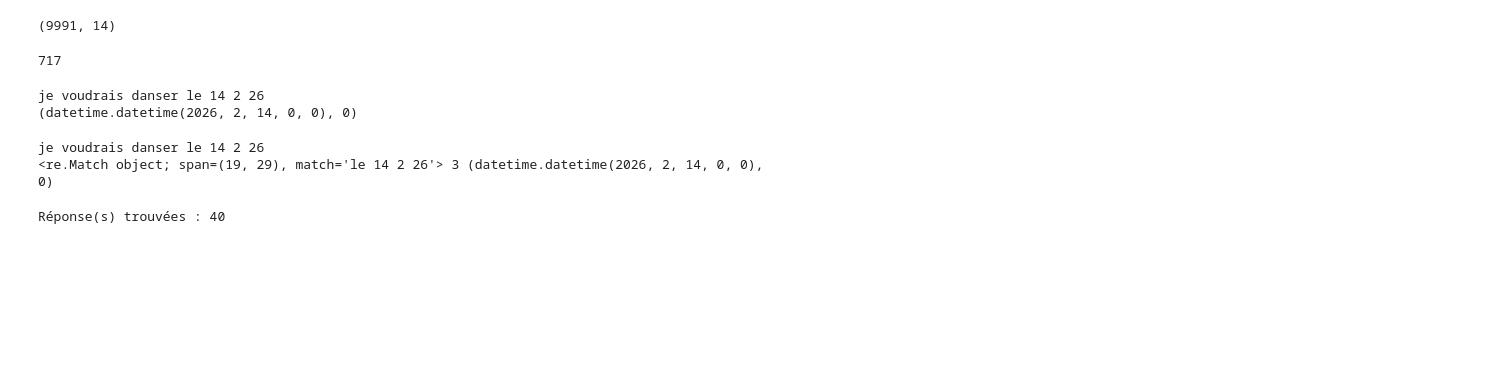
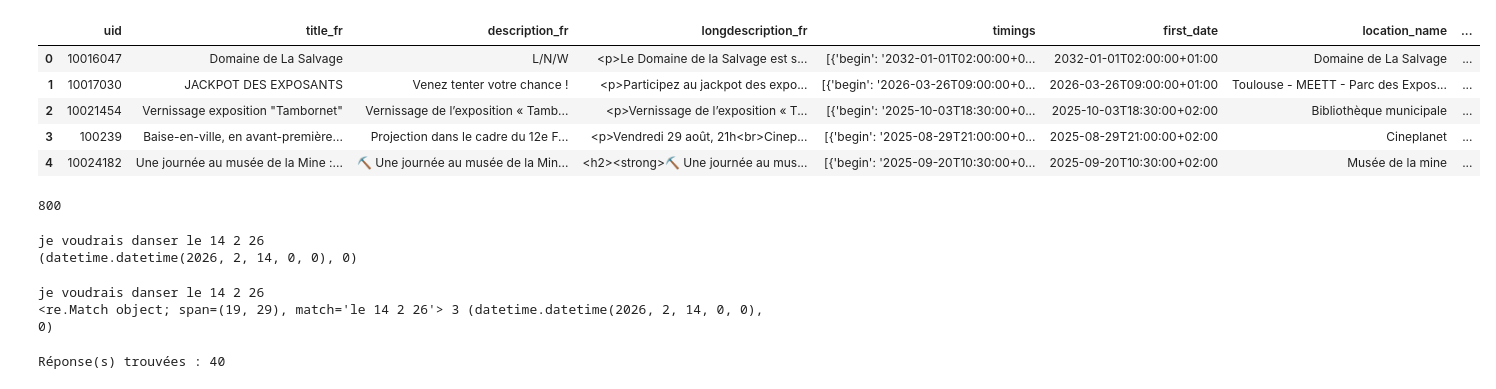
Before and after one commit to day811/OCDE-P11, a Jupyter notebook: notebooks/explore.ipynb, the cells around one changed output. Drawn from its saved outputs; the diff is of its cells as text; code cells hidden in the pictures; blank space fills up the shorter version.

```diff
--- a/notebooks/explore.ipynb
+++ b/notebooks/explore.ipynb
@@ -5,15 +5,21 @@ from datetime import datetime, date, timedelta
 from calendar import monthrange
 # %%
 df= pd.DataFrame()
-df= pd.read_json("../data/processed/processed_events_2026-02-08.json")
+df= pd.read_json("../data/processed/processed_events_2026-02-19.json")
 df.shape
+df.head()
 # %% [output]
-(9991, 14)
+|  | uid | title_fr | description_fr | longdescription_fr | timings | first_date | location_name | ... |
+| 0 | 10016047 | Domaine de La Salvage | L/N/W | <p>Le Domaine de la Salvage est s... | [{'begin': '2032-01-01T02:00:00+0... | 2032-01-01T02:00:00+01:00 | Domaine de La Salvage | ... |
+| 1 | 10017030 | JACKPOT DES EXPOSANTS | Venez tenter votre chance ! | <p>Participez au jackpot des expo... | [{'begin': '2026-03-26T09:00:00+0... | 2026-03-26T09:00:00+01:00 | Toulouse - MEETT - Parc des Expos... | ... |
+| 2 | 10021454 | Vernissage exposition "Tambornet" | Vernissage de l’exposition « Tamb... | <p>Vernissage de l’exposition « T... | [{'begin': '2025-10-03T18:30:00+0... | 2025-10-03T18:30:00+02:00 | Bibliothèque municipale | ... |
+| 3 | 100239 | Baise-en-ville, en avant-première... | Projection dans le cadre du 12e F... | <p>Vendredi 29 août, 21h<br>Cinep... | [{'begin': '2025-08-29T21:00:00+0... | 2025-08-29T21:00:00+02:00 | Cineplanet | ... |
+| 4 | 10024182 | Une journée au musée de la Mine :... | ⛏️ Une journée au musée de la Min... | <h2><strong>⛏️ Une journée au mus... | [{'begin': '2025-09-20T10:30:00+0... | 2025-09-20T10:30:00+02:00 | Musée de la mine | ... |
 # %%
 mask = df['first_date']> datetime.now().isoformat()
 df[mask].shape[0]
 # %% [output]
-717
+800
 # %%
 def normalize_str(text:str) -> str:
     location = text.strip().lower()
```
Also changed, not shown: parts of 1 cell of this notebook.
